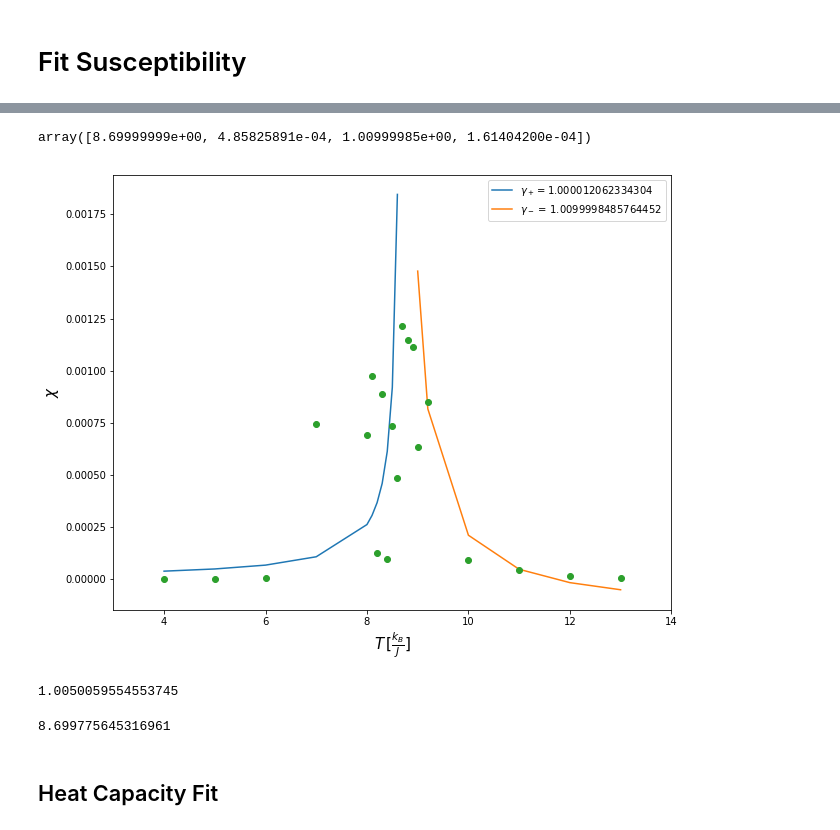
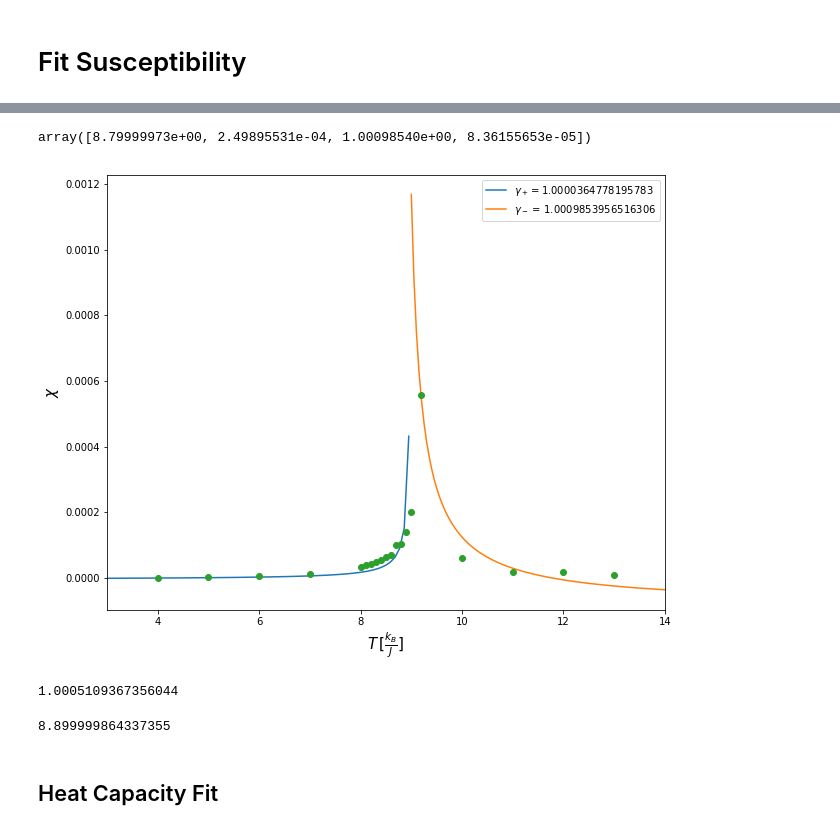
Before and after one commit to chw177/Cluster_Monte_Carlo_Ising_Model, a Jupyter notebook: 5D_data/5D_data_analysis.ipynb, the cells around one changed output, grey strips where cells are left out. Drawn from its saved outputs; the diff is of its cells as text; code cells hidden in the pictures.

```diff
--- a/5D_data/5D_data_analysis.ipynb
+++ b/5D_data/5D_data_analysis.ipynb
@@ -102,7 +101,7 @@ plt.show()
 def chi(T,Tc,A,gamma,b):
     return A*(abs(Tc-T))**(-gamma)-b
 # %%
-suscp,suscp_dev = curve_fit(chi,T[0:10],Chi_list[0:10],p0 = np.array([8.7,0,2,0.01]),
-                      bounds = ([8,0,1,0],[8.7,np.inf,2,np.inf]),maxfev = 1000000)
+suscp,suscp_dev = curve_fit(chi,T[0:14],Chi_list[0:14],p0 = np.array([9,0.5,2,0.0021]),
+                      bounds = ([8,0,1,0],[9.0,np.inf,3,np.inf]),maxfev = 1000000)
 # %%
 #suscp = np.array([8.3, 0.02786061, 1, 0.01740345])
@@ -119,3 +129,3 @@ array([8.69955130e+00, 1.83698835e-04, 1.00001206e+00, 1.36671793e-08])
 # %%
-suscm,suscm_dev = curve_fit(chi,T[15:],Chi_list[15:],p0 = np.array([8.69955130e+00, 1.83698835e-04, 1.00001206e+00, 1.36671793e-08]),
-                      bounds = ([8,0,1,0],[8.7,np.inf,1.01,np.inf]),maxfev = 100000)
+suscm,suscm_dev = curve_fit(chi,T[15:],Chi_list[15:],p0 = np.array([8.7, 3.024e-05, 1, 1e-05]),
+                      bounds = ([8,0,0.8,0],[8.8,np.inf,1.001,np.inf]),maxfev = 100000)
@@ -131,19 +132,19 @@ plt.show()
 # %%
 suscm
 # %% [output]
-array([8.69999999e+00, 4.85825891e-04, 1.00999985e+00, 1.61404200e-04])
+array([8.79999973e+00, 2.49895531e-04, 1.00098540e+00, 8.36155653e-05])
 # %%
 plt.figure(figsize=(10,8))
-plt.plot(T[0:11], chi(np.array(T[0:11]),*suscp),label = '$\gamma_+ = $'+str(suscp[-2]))
-plt.plot(T[14:], chi(np.array(T[14:]),*suscm),label = '$\gamma_-$ = '+str(suscm[-2]))
+plt.plot(np.linspace(0,8.95,100), chi(np.linspace(0,8.95,100),*suscp),label = '$\gamma_+ = $'+str(suscp[-2]))
+plt.plot(np.linspace(9,14,100), chi(np.linspace(9,14,100),*suscm),label = '$\gamma_-$ = '+str(suscm[-2]))
 plt.plot(T[0:], Chi_list[0:],'o')
 plt.xlim(3,14)
 plt.xlabel('$T \\, [\\frac{k_B}{J}]$',fontsize=15)
 plt.ylabel ("$\chi$",fontsize = 15)
 plt.legend()
 plt.show()
 # %% [output]
-[figure, old version]
+[figure, new version]
 # %%
 _gammap = suscp[-2]
 _gammam = suscm[-2]
@@ -151,12 +152,12 @@ _gammam = suscm[-2]
 _gamma = (_gammap+_gammam)/2
 _gamma
 # %% [output]
-1.0050059554553745
+1.0005109367356044
 # %%
 _Tc2 = (suscm[0]+suscp[0])/2
 _Tc2
 # %% [output]
-8.699775645316961
+8.899999864337355
 # %% [markdown]
 ## Heat Capacity Fit
 # %%
```
Also changed, not shown: parts of 26 cells of this notebook, 48 other files.
